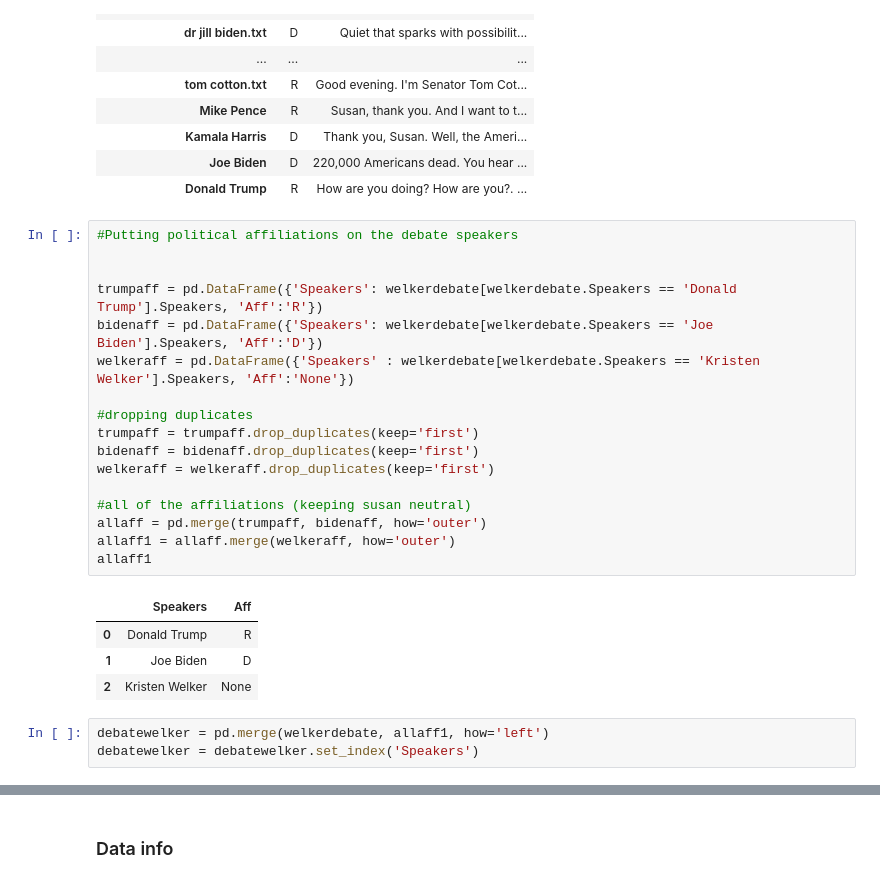
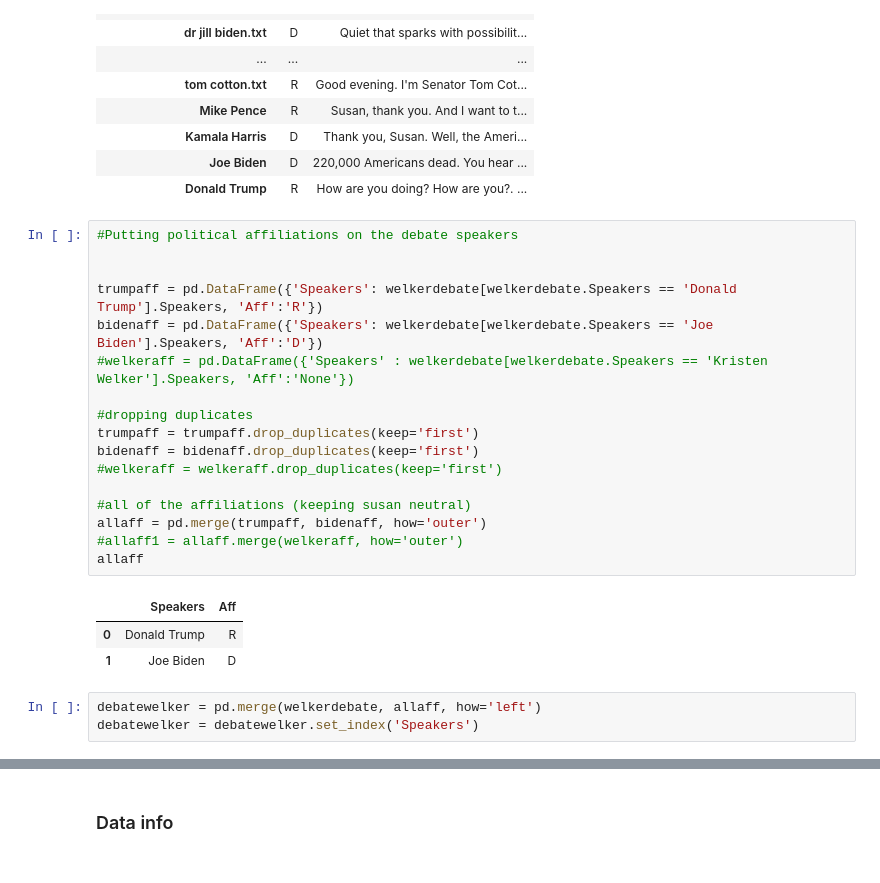
Before and after one commit to Data-Science-for-Linguists-2021/PoliticalRhetoric-analysis, a Jupyter notebook: dataplan.ipynb, the cells around one changed output, grey strips where cells are left out. Cells and saved outputs as stored; diff of their text form.

```diff
--- a/dataplan.ipynb
+++ b/dataplan.ipynb
@@ -292,25 +309,24 @@ maincsv
 # %%
 #Putting political affiliations on the debate speakers
 
 
 trumpaff = pd.DataFrame({'Speakers': welkerdebate[welkerdebate.Speakers == 'Donald Trump'].Speakers, 'Aff':'R'})
 bidenaff = pd.DataFrame({'Speakers': welkerdebate[welkerdebate.Speakers == 'Joe Biden'].Speakers, 'Aff':'D'})
-welkeraff = pd.DataFrame({'Speakers' : welkerdebate[welkerdebate.Speakers == 'Kristen Welker'].Speakers, 'Aff':'None'})
+#welkeraff = pd.DataFrame({'Speakers' : welkerdebate[welkerdebate.Speakers == 'Kristen Welker'].Speakers, 'Aff':'None'})
 
 #dropping duplicates
 trumpaff = trumpaff.drop_duplicates(keep='first')
 bidenaff = bidenaff.drop_duplicates(keep='first')
-welkeraff = welkeraff.drop_duplicates(keep='first')
+#welkeraff = welkeraff.drop_duplicates(keep='first')
 
 #all of the affiliations (keeping susan neutral)
 allaff = pd.merge(trumpaff, bidenaff, how='outer')
-allaff1 = allaff.merge(welkeraff, how='outer')
-allaff1
+#allaff1 = allaff.merge(welkeraff, how='outer')
+allaff
 # %% [output]
 |  | Speakers | Aff |
 | 0 | Donald Trump | R |
 | 1 | Joe Biden | D |
-| 2 | Kristen Welker | None |
 # %%
-debatewelker = pd.merge(welkerdebate, allaff1, how='left')
+debatewelker = pd.merge(welkerdebate, allaff, how='left')
 debatewelker = debatewelker.set_index('Speakers')
```
Also changed, not shown: parts of 19 cells of this notebook.
